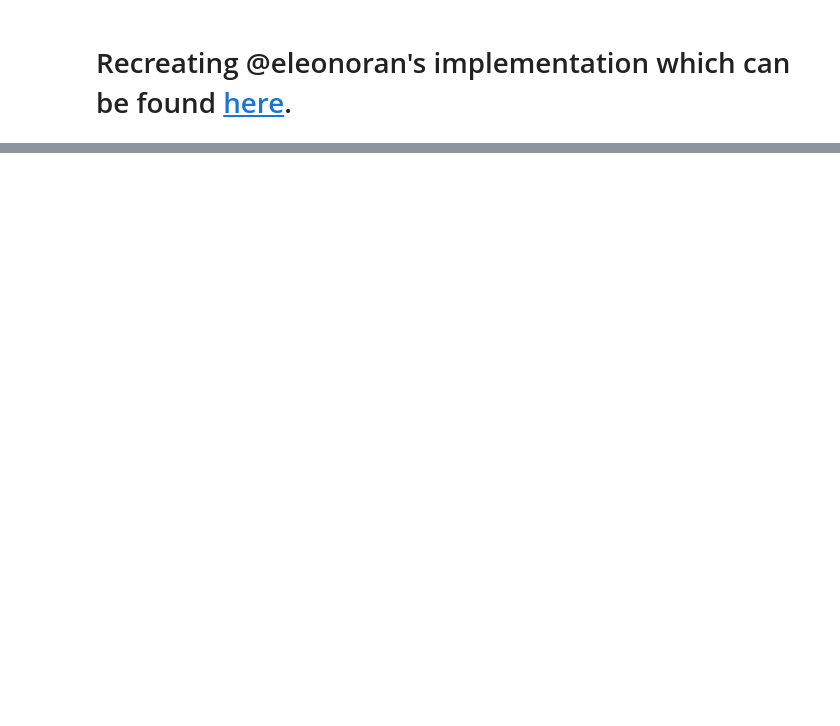
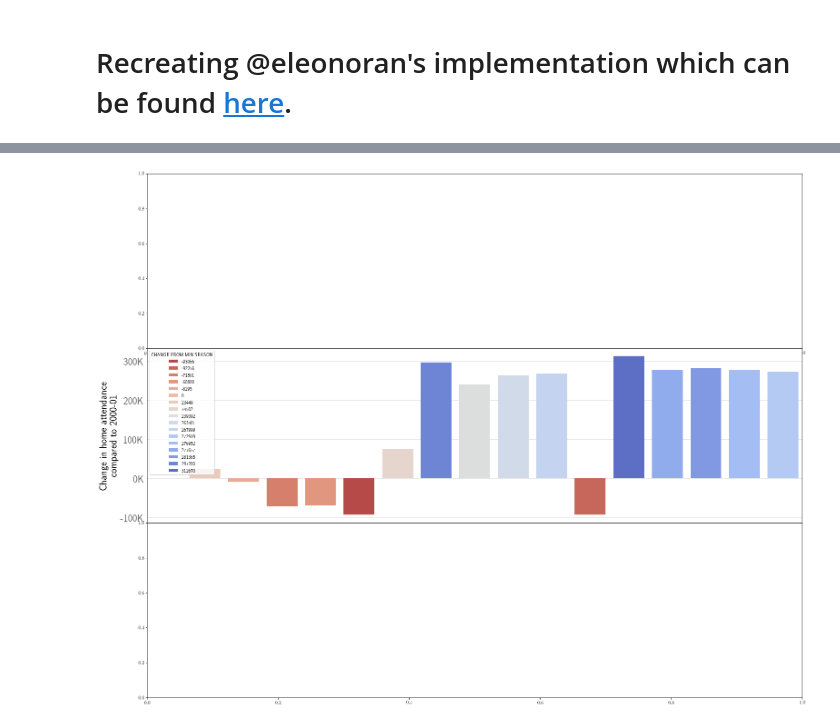
Before and after one commit to richhildebrand/makeover-monday-python, a Jupyter notebook: notebooks/2019 Week1 NHL Attendance/Team Dashboard/Team Dashboard.ipynb, the cells around one changed output, grey strips where cells are left out. Cells and saved outputs as stored; diff of their text form; code cells hidden in the pictures; blank space fills up the shorter version.

Commit message:
much of the barplot

```diff
--- a/notebooks/2019 Week1 NHL Attendance/Team Dashboard/Team Dashboard.ipynb
+++ b/notebooks/2019 Week1 NHL Attendance/Team Dashboard/Team Dashboard.ipynb
@@ -1,5 +1,10 @@
 # %% [markdown]
 # Recreating @eleonoran's implementation which can be found [here](https://ibb.co/h1F0Lh1).
+# %%
+# Set report variables
+team_name = 'Chicago'
+min_season = '2000-01'
+max_season = '2017-18'
 # %%
 import math
 import numpy as np
@@ -46,6 +54,7 @@ def clean_numeric_column(df, column_name):
     return df
 
 df = clean_numeric_column(df, ' TOTAL ATTENDANCE ')
+df = clean_numeric_column(df, ' HOME ATTENDANCE ')
 # %%
 def get_value_from_column(df, filter_column, filter_value, value_column):
     row = df.query(f'{filter_column} == @filter_value')
@@ -87,0 +88,8 @@ print(team_df.head())
+# %%
+# Graphs - Get selected team data
+team_df = df.query('TEAM == @team_name')
+team_min_season_attendance = get_value_from_column(team_df, 'SEASON', min_season, ' HOME ATTENDANCE ')
+print('min season team attendance: ', team_min_season_attendance)
+
+team_df['CHANGE FROM MIN SEASON'] = team_df.apply(lambda row: row[' HOME ATTENDANCE '] - team_min_season_attendance, axis = 1)
+print(team_df.head()[['SEASON', ' HOME ATTENDANCE ', 'CHANGE FROM MIN SEASON']])
@@ -87,0 +104,30 @@ print(team_df.head())
+# %%
+fig, (header_ax, bar_ax, line_ax) = plt.subplots(nrows=3, figsize=(20,16), gridspec_kw={"height_ratios":[0.3, 0.3, 0.3]})
+fig.subplots_adjust(0,0,1,1,0,0)
+
+# Drawing - Bar graph
+def format_bar_y(y):
+    y = str(y)
+    if len(y) > 3:
+        return y[:-3] + 'K'
+
+    return y + 'K'
+
+
+def draw_bar_graph(team_df, min_season, bar_ax):
+    hue = team_df['CHANGE FROM MIN SEASON']
+    team_df = team_df.sort_values(by='SEASON', ascending=True)
+    ax = sns.barplot(
+        y='CHANGE FROM MIN SEASON', x='SEASON', data=team_df, ax=bar_ax, zorder=3,
+        hue=hue, dodge=False, palette='coolwarm_r'
+    )
+
+    ax.yaxis.grid(color='lightgray', linewidth='0.5', zorder=0)
+    ax.set_yticks(np.array([3, 2, 1, 0, -1], dtype=int)*100000)
+    ax.tick_params(axis="y", labelsize=22, labelcolor='#666666', width=0)
+    ax.get_yaxis().set_major_formatter(matplotlib.ticker.FuncFormatter(lambda y, p:format_bar_y(y)))
+    ax.set_ylabel('Change in home attendance \ncompared to ' + min_season, fontsize=22)
+
+draw_bar_graph(team_df, min_season, bar_ax)
+# %% [output]
+[figure, added]
```
Also changed, not shown: parts of 5 cells of this notebook.
